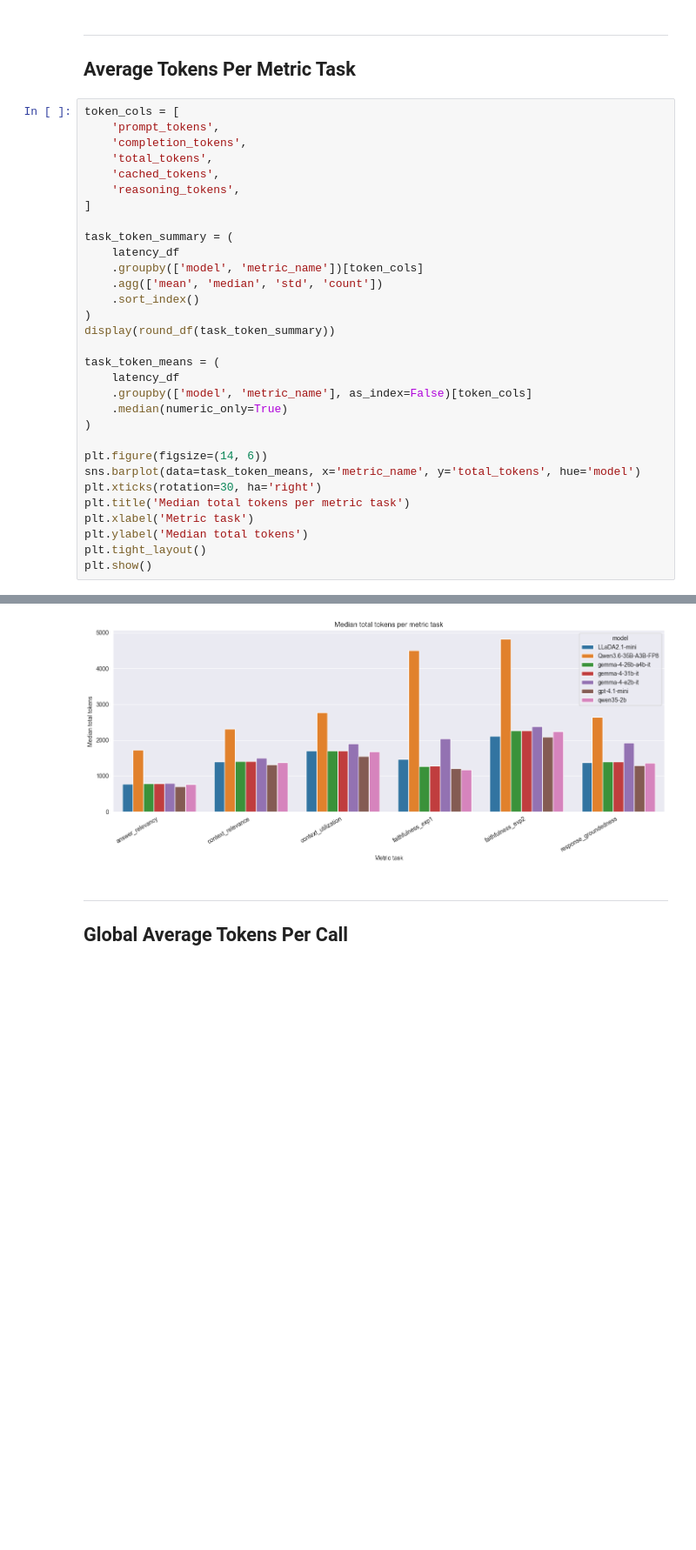
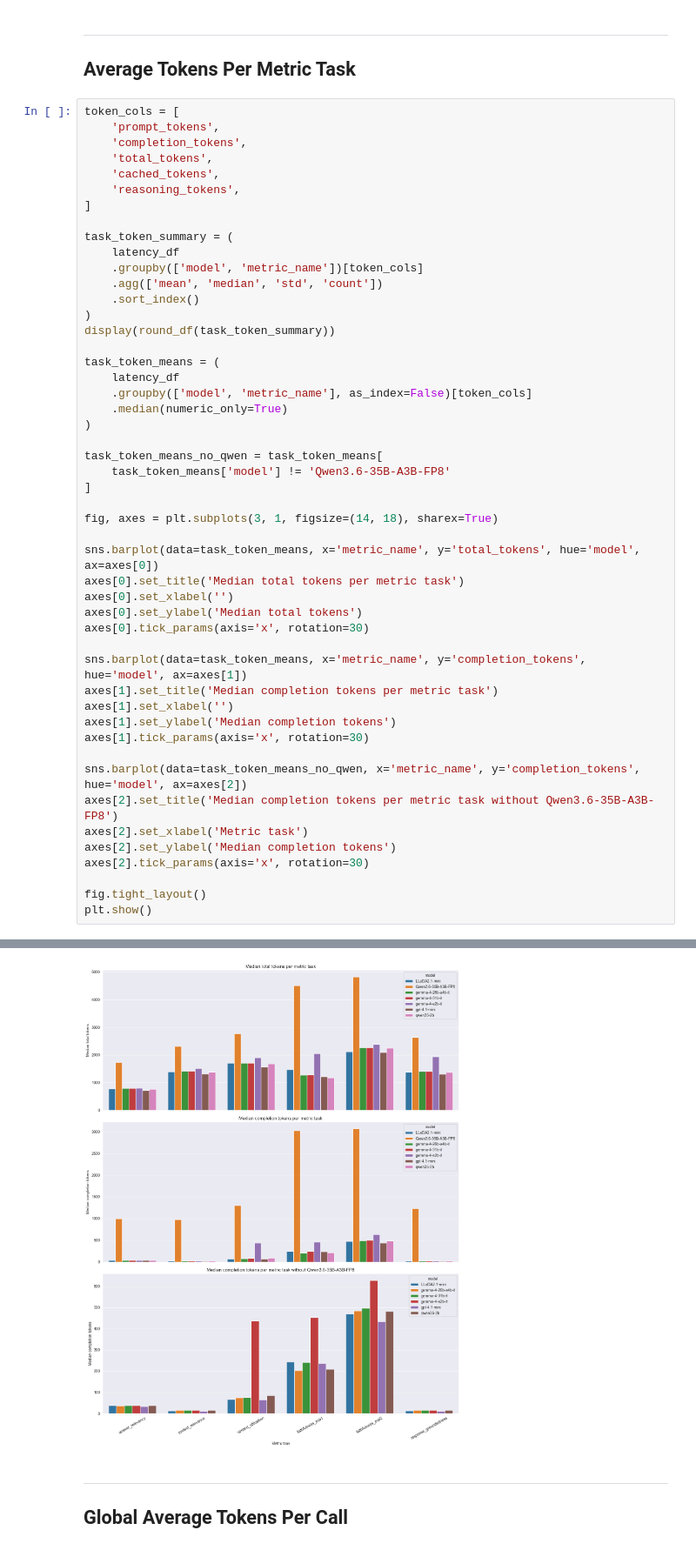
Before and after one commit to kazokid/diffusion-llms-eval, a Jupyter notebook: notebooks/token_latency_analysis.ipynb, the cells around one changed output, grey strips where cells are left out. Shown at 87% size. Cells and saved outputs as stored; diff of their text form; blank space fills up the shorter version.

```diff
--- a/notebooks/token_latency_analysis.ipynb
+++ b/notebooks/token_latency_analysis.ipynb
@@ -104,41 +112,59 @@ task_token_summary = (
 )
 display(round_df(task_token_summary))
 
 task_token_means = (
     latency_df
     .groupby(['model', 'metric_name'], as_index=False)[token_cols]
     .median(numeric_only=True)
 )
 
-plt.figure(figsize=(14, 6))
-sns.barplot(data=task_token_means, x='metric_name', y='total_tokens', hue='model')
-plt.xticks(rotation=30, ha='right')
-plt.title('Median total tokens per metric task')
-plt.xlabel('Metric task')
-plt.ylabel('Median total tokens')
-plt.tight_layout()
+task_token_means_no_qwen = task_token_means[
+    task_token_means['model'] != 'Qwen3.6-35B-A3B-FP8'
+]
+
+fig, axes = plt.subplots(3, 1, figsize=(14, 18), sharex=True)
+
+sns.barplot(data=task_token_means, x='metric_name', y='total_tokens', hue='model', ax=axes[0])
+axes[0].set_title('Median total tokens per metric task')
+axes[0].set_xlabel('')
+axes[0].set_ylabel('Median total tokens')
+axes[0].tick_params(axis='x', rotation=30)
+
+sns.barplot(data=task_token_means, x='metric_name', y='completion_tokens', hue='model', ax=axes[1])
+axes[1].set_title('Median completion tokens per metric task')
+axes[1].set_xlabel('')
+axes[1].set_ylabel('Median completion tokens')
+axes[1].tick_params(axis='x', rotation=30)
+
+sns.barplot(data=task_token_means_no_qwen, x='metric_name', y='completion_tokens', hue='model', ax=axes[2])
+axes[2].set_title('Median completion tokens per metric task without Qwen3.6-35B-A3B-FP8')
+axes[2].set_xlabel('Metric task')
+axes[2].set_ylabel('Median completion tokens')
+axes[2].tick_params(axis='x', rotation=30)
+
+fig.tight_layout()
 plt.show()
 # %% [output]
 |  |  | prompt_tokens |  |  |  | completion_tokens |  |  |  | ... |
 |  |  | mean | median | std | count | mean | median | std | count | ... |
 | model | metric_name |  |  |  |  |  |  |  |  | ... |
 | LLaDA2.1-mini | answer_relevancy | 735.100 | 732.5 | 16.992 | 30 | 36.500 | 37.0 | 2.403 | 30 | ... |
 |  | context_relevance | 1413.500 | 1378.0 | 487.981 | 84 | 13.238 | 13.0 | 2.383 | 84 | ... |
 |  | context_utilization | 1560.545 | 1646.0 | 570.562 | 88 | 71.693 | 66.5 | 19.833 | 88 | ... |
 |  | faithfulness_exp1 | 1514.425 | 1268.0 | 1573.169 | 87 | 432.437 | 244.0 | 434.987 | 87 | ... |
 |  | faithfulness_exp2 | 1856.634 | 1597.0 | 1017.238 | 41 | 542.171 | 470.0 | 429.634 | 41 | ... |
 |  | response_groundedness | 1376.340 | 1363.5 | 441.231 | 94 | 13.074 | 13.0 | 0.722 | 94 | ... |
 | Qwen3.6-35B-A3B-FP8 | answer_relevancy | 722.100 | 719.5 | 16.941 | 30 | 1084.267 | 993.0 | 469.501 | 30 | ... |
 |  | context_relevance | 1306.810 | 1359.0 | 327.354 | 84 | 973.548 | 972.5 | 312.332 | 84 | ... |
 |  | context_utilization | 1491.943 | 1598.0 | 166.005 | 88 | 1294.625 | 1301.5 | 300.154 | 88 | ... |
 |  | faithfulness_exp1 | 1199.500 | 1009.0 | 639.934 | 90 | 3113.344 | 3020.5 | 1296.773 | 90 | ... |
 | ... | ... | ... | ... | ... | ... | ... | ... | ... | ... | ... |
 |  | context_relevance | 1308.810 | 1361.0 | 327.354 | 84 | 15.905 | 16.0 | 0.613 | 84 | ... |
 |  | context_utilization | 1493.943 | 1600.0 | 166.005 | 88 | 91.148 | 84.0 | 20.334 | 88 | ... |
 |  | faithfulness_exp1 | 1179.225 | 814.0 | 620.723 | 89 | 335.494 | 209.0 | 303.128 | 89 | ... |
 |  | faithfulness_exp2 | 1744.311 | 1622.0 | 436.176 | 45 | 535.600 | 482.0 | 338.266 | 45 | ... |
 |  | response_groundedness | 1344.500 | 1349.5 | 391.895 | 94 | 16.000 | 16.0 | 0.000 | 94 | ... |
-[figure, old version]
+[figure, new version]
 # %% [markdown]
 ---
 ## Global Average Tokens Per Call
```
Also changed, not shown: parts of 9 cells of this notebook, 4 other files.
